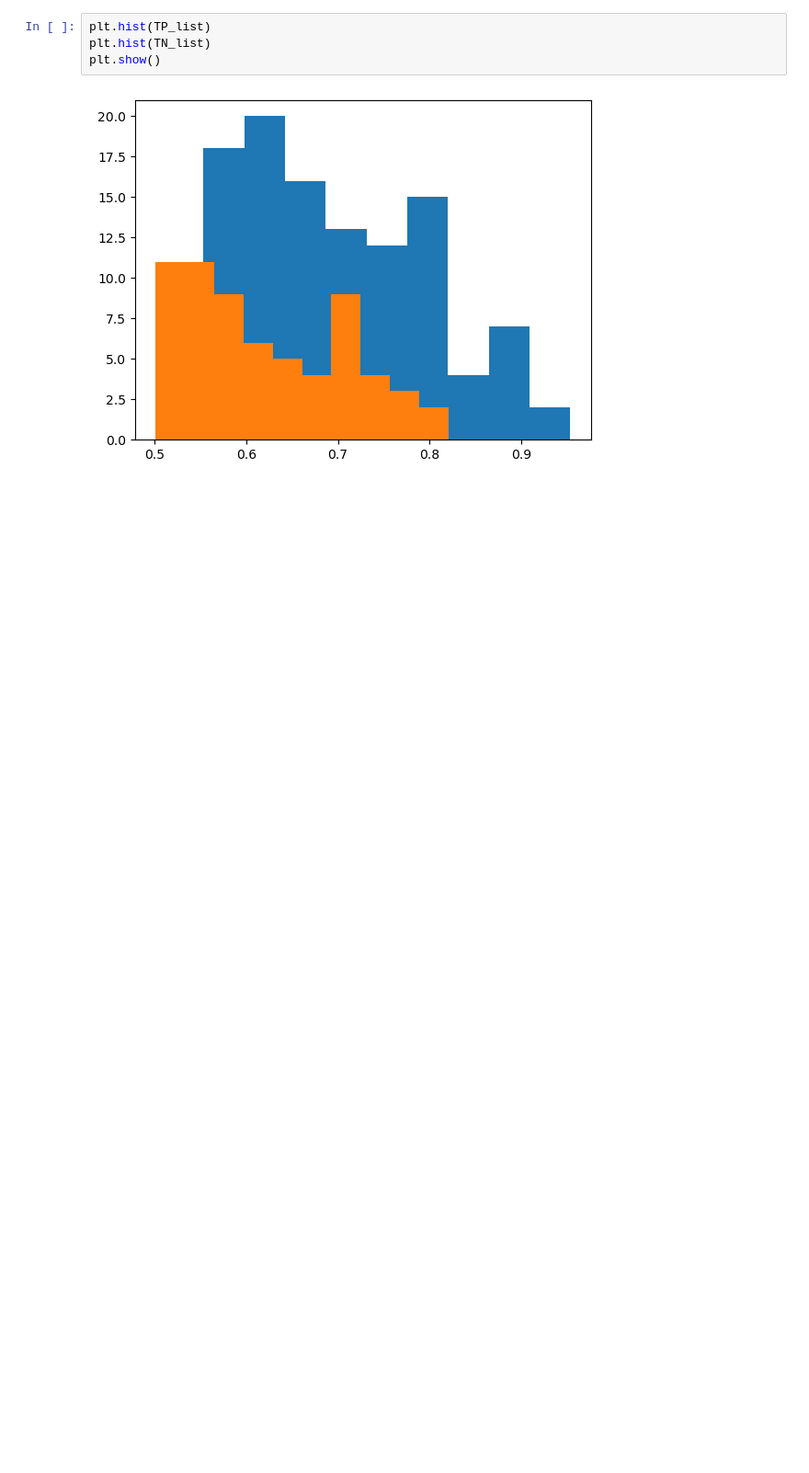
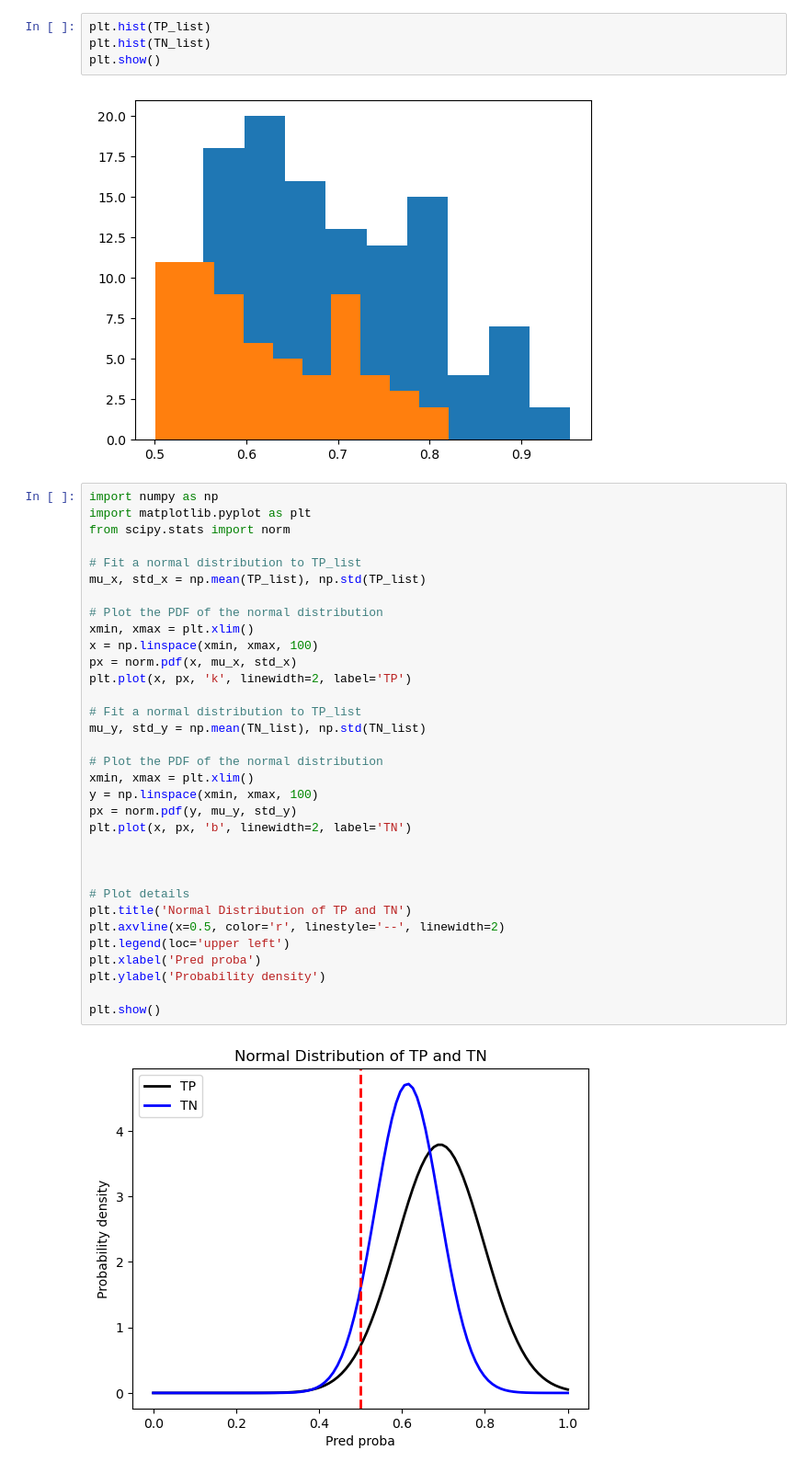
Before and after one commit to kjaer5555/mdasm-2024, a Jupyter notebook: model_exsample - Copy.ipynb, the cells around one changed output. Shown at 92% size. Drawn from its saved outputs; the diff is of its cells as text; blank space fills up the shorter version.

```diff
--- a/model_exsample - Copy.ipynb
+++ b/model_exsample - Copy.ipynb
@@ -1190,3 +1190,38 @@ plt.hist(TN_list)
 plt.show()
 # %% [output]
 [figure]
+# %%
+import numpy as np
+import matplotlib.pyplot as plt
+from scipy.stats import norm
+
+# Fit a normal distribution to TP_list
+mu_x, std_x = np.mean(TP_list), np.std(TP_list)
+
+# Plot the PDF of the normal distribution
+xmin, xmax = plt.xlim()
+x = np.linspace(xmin, xmax, 100)
+px = norm.pdf(x, mu_x, std_x)
+plt.plot(x, px, 'k', linewidth=2, label='TP')
+
+# Fit a normal distribution to TP_list
+mu_y, std_y = np.mean(TN_list), np.std(TN_list)
+
+# Plot the PDF of the normal distribution
+xmin, xmax = plt.xlim()
+y = np.linspace(xmin, xmax, 100)
+px = norm.pdf(y, mu_y, std_y)
+plt.plot(x, px, 'b', linewidth=2, label='TN')
+
+
+
+# Plot details
+plt.title('Normal Distribution of TP and TN')
+plt.axvline(x=0.5, color='r', linestyle='--', linewidth=2)
+plt.legend(loc='upper left')
+plt.xlabel('Pred proba')
+plt.ylabel('Probability density')
+
+plt.show()
+# %% [output]
+[figure, added]
```
